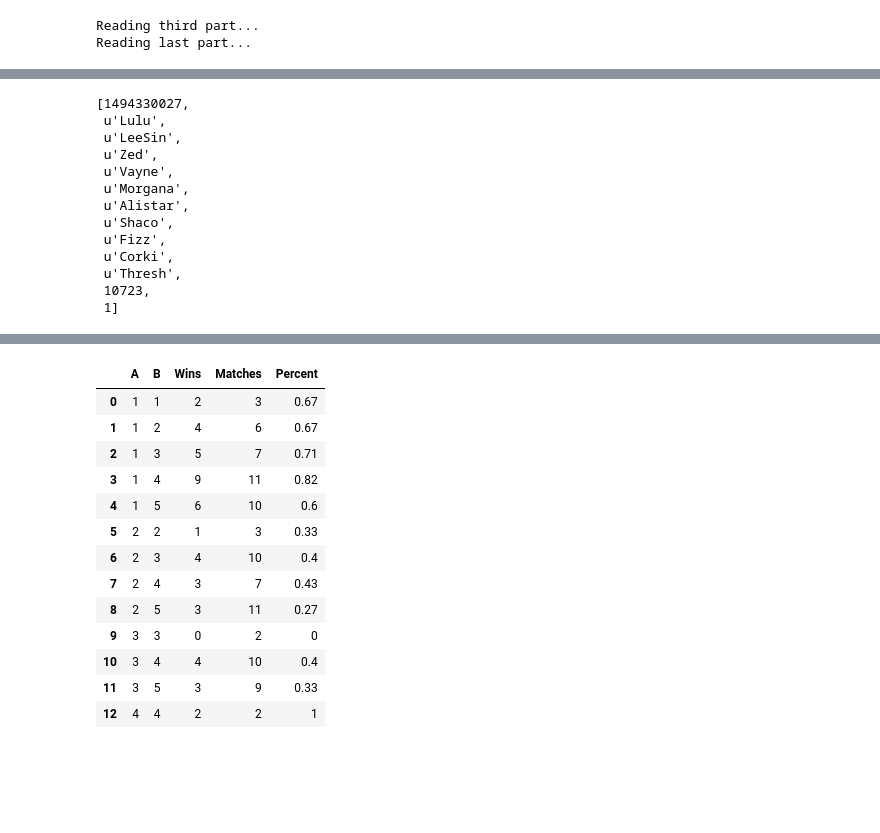
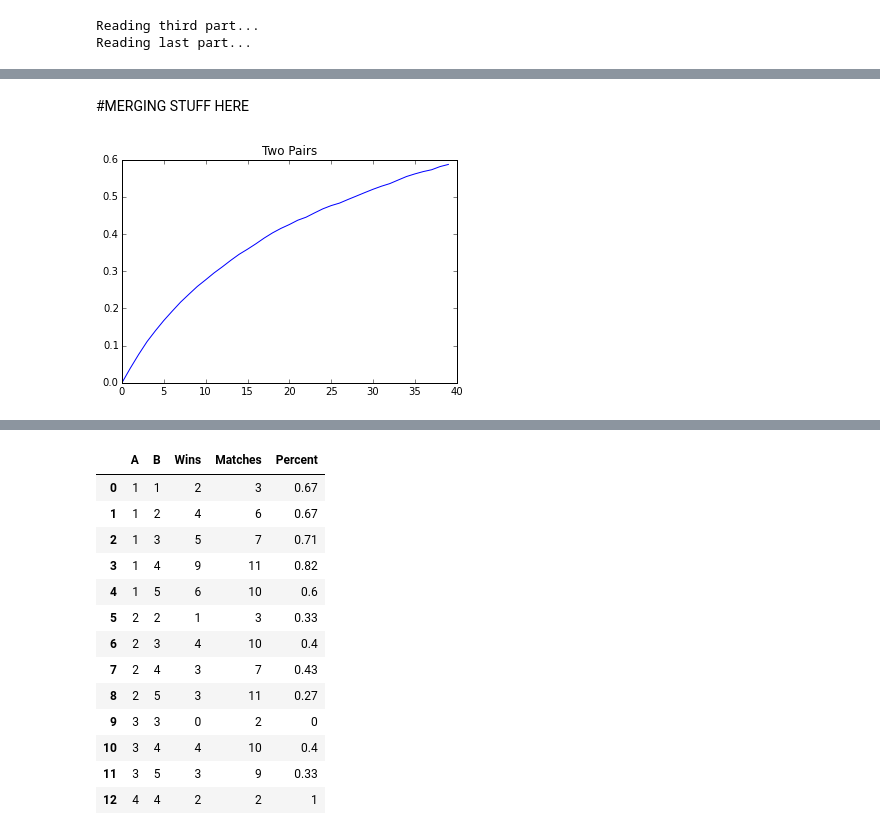
Before and after one commit to georgewu2/cs109-project, a Jupyter notebook: DataOfLegends.ipynb, the cells around one changed output, grey strips where cells are left out. Saved outputs shown, nothing was run; the diff lists cells and outputs as text; code cells hidden in the pictures; blank space fills up the shorter version.

Commit message:
merging

```diff
--- a/DataOfLegends.ipynb
+++ b/DataOfLegends.ipynb
@@ -292,16 +316,2 @@ match_data_df
-# %%
-matches[1]
-# %% [output]
-[1494330027,
- u'Lulu',
- u'LeeSin',
- u'Zed',
- u'Vayne',
- u'Morgana',
- u'Alistar',
- u'Shaco',
- u'Fizz',
- u'Corki',
- u'Thresh',
- 10723,
- 1]
+# %% [markdown]
+#MERGING STUFF HERE
@@ -307,0 +477,12 @@ matches[1]
+# %%
+matchSummary = pickle.load(open('matchSummary4000_end.pckl', 'rb'))
+index1 = int(0.8*len(matchSummary))
+index2 = int(0.97*len(matchSummary))
+table = matchSummary[0:index1]
+train = matchSummary[index1:index2].reset_index(drop=True)
+test = matchSummary[index2:len(matchSummary)].reset_index(drop=True)
+
+
+
+lookup_table2 = pickle.load(open('lookuptable2.pckl', 'rb'))
+lookup_table3 = pickle.load(open('lookuptable3.pckl', 'rb'))
@@ -307,0 +495,12 @@ matches[1]
+# %%
+emp2 = [0]*40
+size2 = len(lookup_table2)
+
+for i in range(1, len(emp2)):
+    emp2[i] = emp2[i-1] + 1.0*len(lookup_table2[lookup_table2['Matches'] == i])/size2
+
+plt.plot(emp2)
+plt.title('Two Pairs')
+plt.show()
+# %% [output]
+[figure, added]
```
Also changed, not shown: parts of 21 cells of this notebook.
